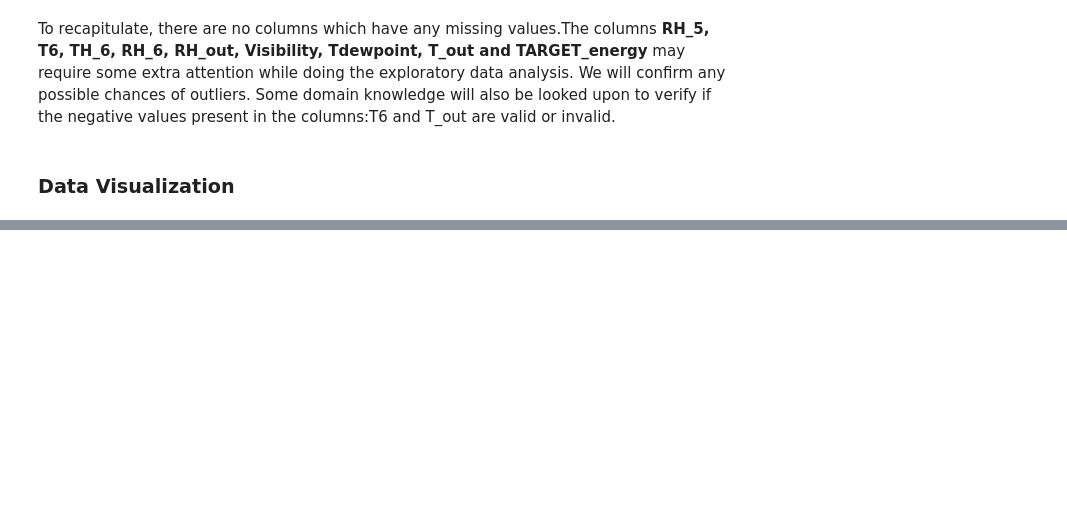
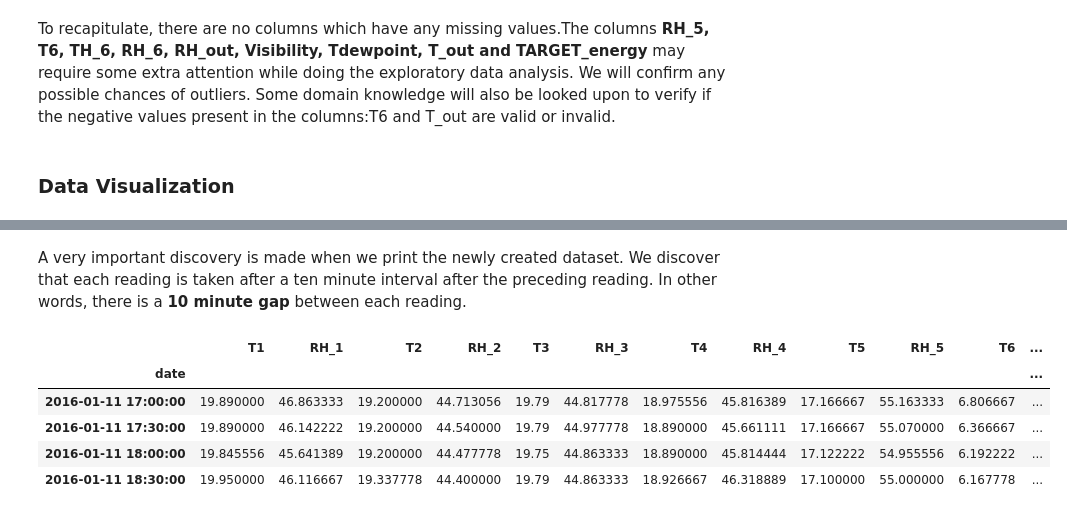
Before and after one commit to NoobTool/Predicting_energy_usage, a Jupyter notebook: s3853868.ipynb, the cells around one changed output, grey strips where cells are left out. Saved outputs shown, nothing was run; the diff lists cells and outputs as text; code cells hidden in the pictures; blank space fills up the shorter version.

```diff
--- a/s3853868.ipynb
+++ b/s3853868.ipynb
@@ -130,0 +159,14 @@ To recapitulate, there are no columns which have any missing values.The columns
+# %% [markdown]
+A very important discovery is made when we print the newly created dataset. We discover that each reading is taken after a ten minute interval after the preceding reading. In other words, there is a <b>10 minute gap</b> between each reading.
+# %%
+# The data is resampled to represent readings at an interval of 30 minutes.
+df2 = df2.resample('30T',on='date').mean()
+
+df2.head(4)
+# %% [output]
+|  | T1 | RH_1 | T2 | RH_2 | T3 | RH_3 | T4 | RH_4 | T5 | RH_5 | T6 | ... |
+| date |  |  |  |  |  |  |  |  |  |  |  | ... |
+| 2016-01-11 17:00:00 | 19.890000 | 46.863333 | 19.200000 | 44.713056 | 19.79 | 44.817778 | 18.975556 | 45.816389 | 17.166667 | 55.163333 | 6.806667 | ... |
+| 2016-01-11 17:30:00 | 19.890000 | 46.142222 | 19.200000 | 44.540000 | 19.79 | 44.977778 | 18.890000 | 45.661111 | 17.166667 | 55.070000 | 6.366667 | ... |
+| 2016-01-11 18:00:00 | 19.845556 | 45.641389 | 19.200000 | 44.477778 | 19.75 | 44.863333 | 18.890000 | 45.814444 | 17.122222 | 54.955556 | 6.192222 | ... |
+| 2016-01-11 18:30:00 | 19.950000 | 46.116667 | 19.337778 | 44.400000 | 19.79 | 44.863333 | 18.926667 | 46.318889 | 17.100000 | 55.000000 | 6.167778 | ... |
```
Also changed, not shown: parts of 5 cells of this notebook.
